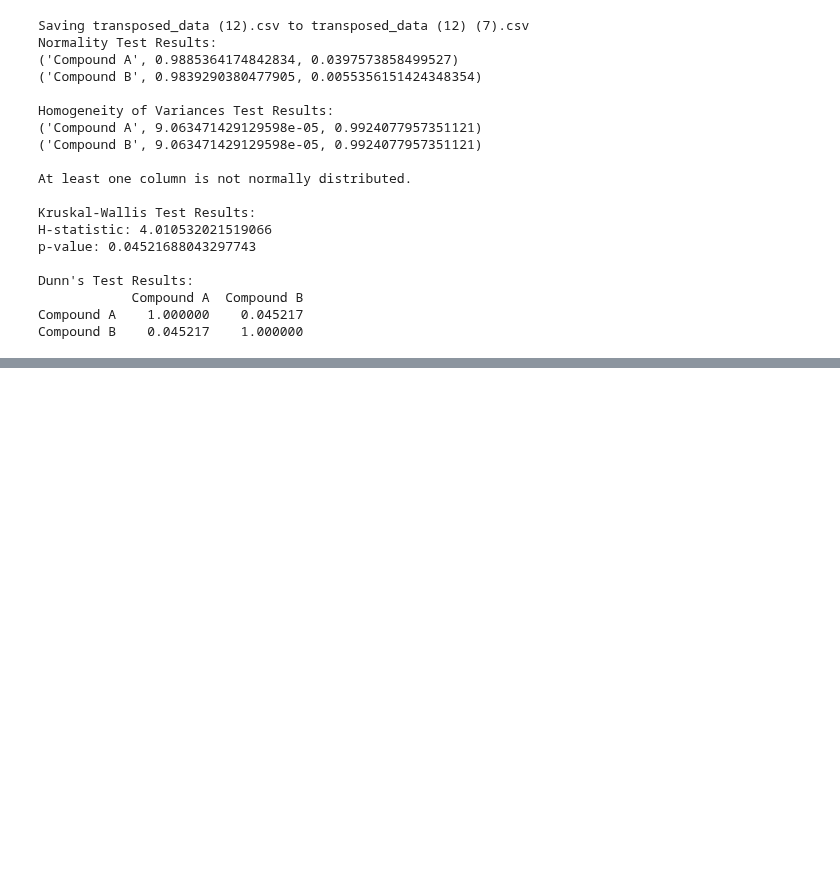
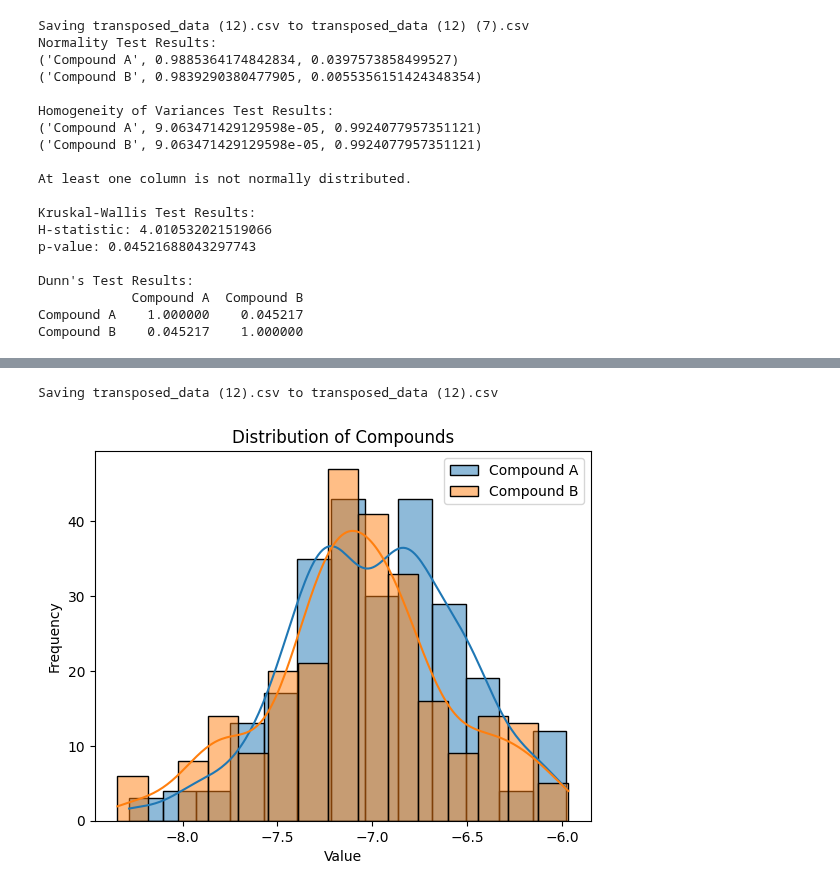
Before and after one commit to drfperez/DeepPurpose, a Jupyter notebook: SwissdockAnalysisOK.ipynb, the cells around one changed output, grey strips where cells are left out. Drawn from its saved outputs; the diff is of its cells as text; code cells hidden in the pictures; blank space fills up the shorter version.

```diff
--- a/SwissdockAnalysisOK.ipynb
+++ b/SwissdockAnalysisOK.ipynb
@@ -590,3 +590,33 @@ Dunn's Test Results:
             Compound A  Compound B
 Compound A    1.000000    0.045217
 Compound B    0.045217    1.000000
+# %%
+
+import pandas as pd
+import matplotlib.pyplot as plt
+import seaborn as sns
+from google.colab import files
+
+# Upload CSV file
+uploaded = files.upload()
+
+# Read CSV file into DataFrame
+import io
+df = pd.read_csv(io.BytesIO(uploaded[next(iter(uploaded))]))
+
+# Plot each compound column as a line plot
+for col in df.columns:
+    if col.startswith('Compound'):
+        sns.histplot(df[col], kde=True, label=col)
+
+# Add legend
+plt.legend()
+
+# Set plot title and labels
+plt.title('Distribution of Compounds')
+plt.xlabel('Value')
+plt.ylabel('Frequency')
+
+# Show plot
+plt.show()
+# %% [output]
@@ -592,0 +624,2 @@ Compound B    0.045217    1.000000
+Saving transposed_data (12).csv to transposed_data (12).csv
+[figure, added]
```
Also changed, not shown: parts of 1 cell of this notebook.
